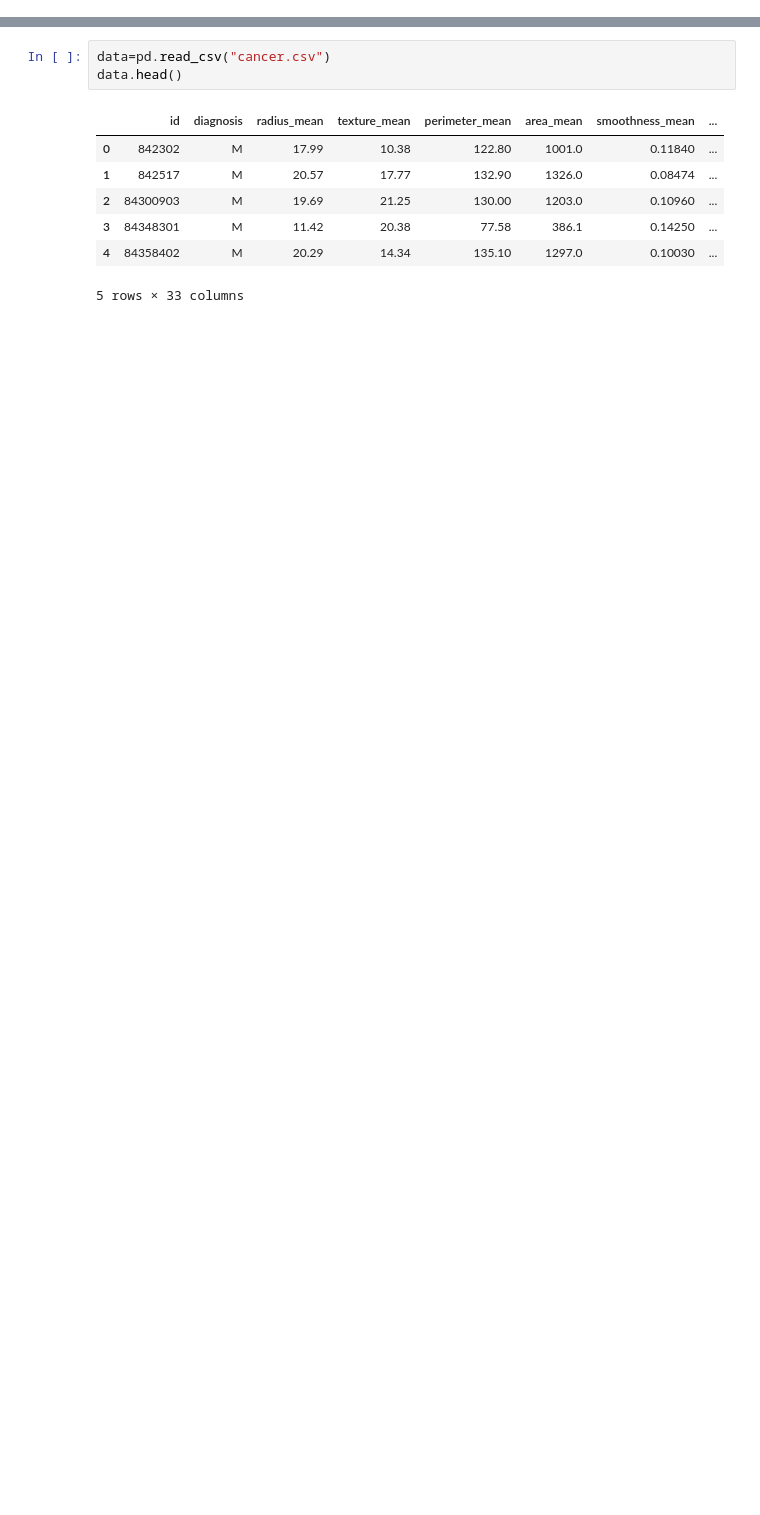
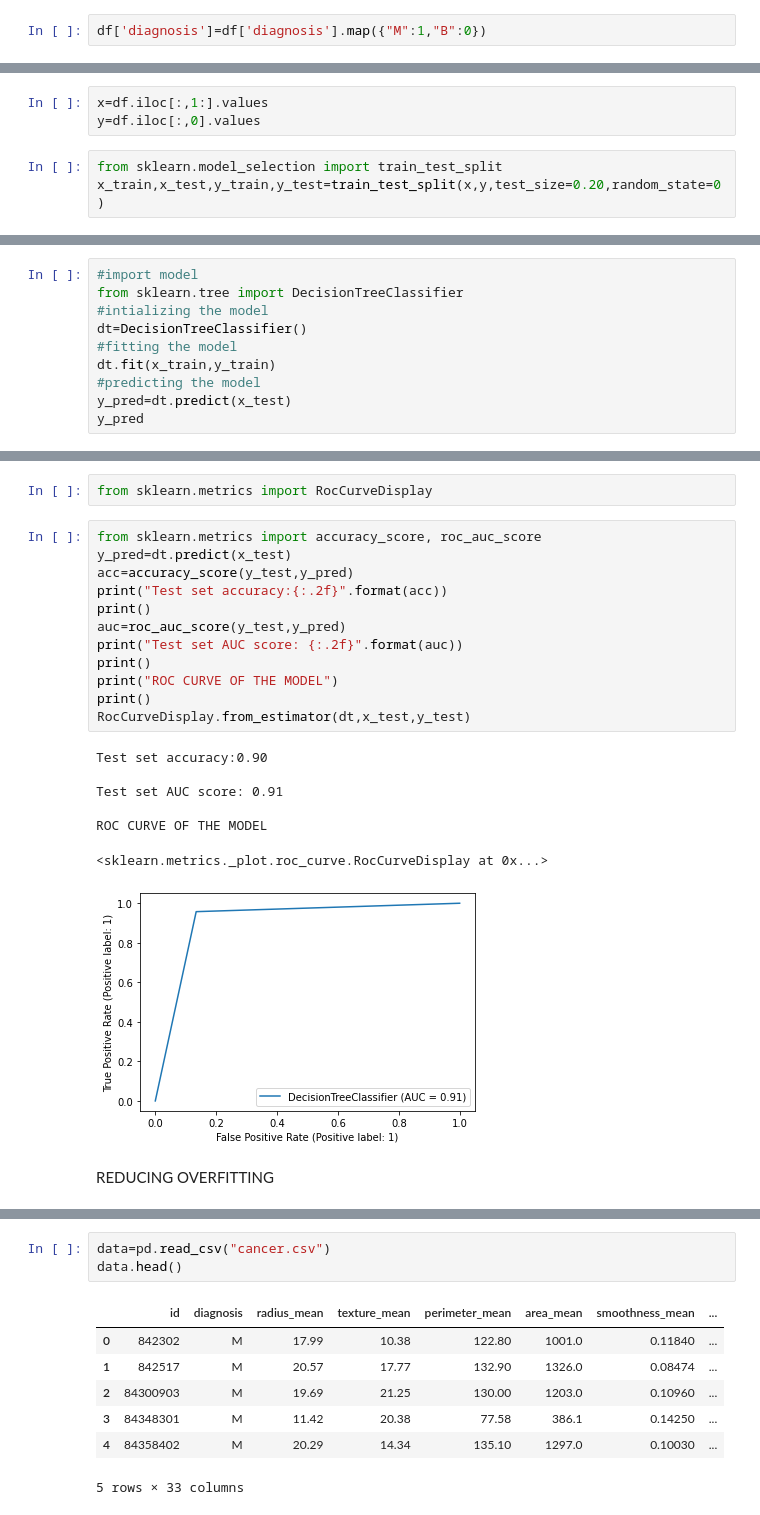
Before and after one commit to sarathkumar1304/Breast-cancer-prediction, a Jupyter notebook: Breast_cancer_prediction.ipynb, the cells around one changed output, grey strips where cells are left out. Cells and saved outputs as stored; diff of their text form; blank space fills up the shorter version.

```diff
--- a/Breast_cancer_prediction.ipynb
+++ b/Breast_cancer_prediction.ipynb
@@ -16,0 +91,2 @@ from sklearn.svm import SVC
+# %%
+df['diagnosis']=df['diagnosis'].map({"M":1,"B":0})
@@ -16,0 +103,6 @@ from sklearn.svm import SVC
+# %%
+x=df.iloc[:,1:].values
+y=df.iloc[:,0].values
+# %%
+from sklearn.model_selection import train_test_split
+x_train,x_test,y_train,y_test=train_test_split(x,y,test_size=0.20,random_state=0)
@@ -16,0 +115,10 @@ from sklearn.svm import SVC
+# %%
+#import model
+from sklearn.tree import DecisionTreeClassifier
+#intializing the model
+dt=DecisionTreeClassifier()
+#fitting the model
+dt.fit(x_train,y_train)
+#predicting the model
+y_pred=dt.predict(x_test)
+y_pred
@@ -16,0 +132,24 @@ from sklearn.svm import SVC
+# %%
+from sklearn.metrics import RocCurveDisplay
+# %%
+from sklearn.metrics import accuracy_score, roc_auc_score
+y_pred=dt.predict(x_test)
+acc=accuracy_score(y_test,y_pred)
+print("Test set accuracy:{:.2f}".format(acc))
+print()
+auc=roc_auc_score(y_test,y_pred)
+print("Test set AUC score: {:.2f}".format(auc))
+print()
+print("ROC CURVE OF THE MODEL")
+print()
+RocCurveDisplay.from_estimator(dt,x_test,y_test)
+# %% [output]
+Test set accuracy:0.90
+
+Test set AUC score: 0.91
+
+ROC CURVE OF THE MODEL
+<sklearn.metrics._plot.roc_curve.RocCurveDisplay at 0x...>
+[figure, added]
+# %% [markdown]
+REDUCING OVERFITTING
```
Also changed, not shown: parts of 91 cells of this notebook.
